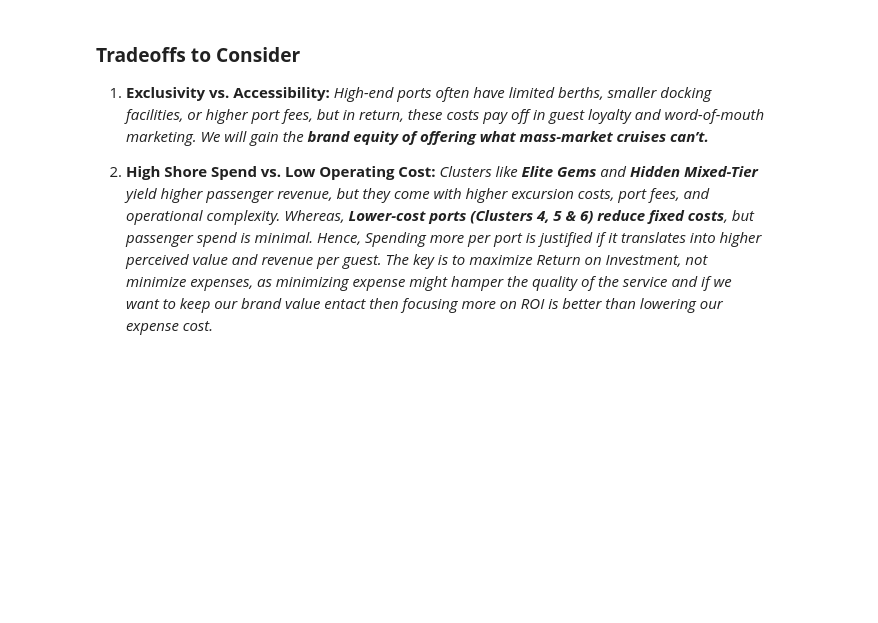
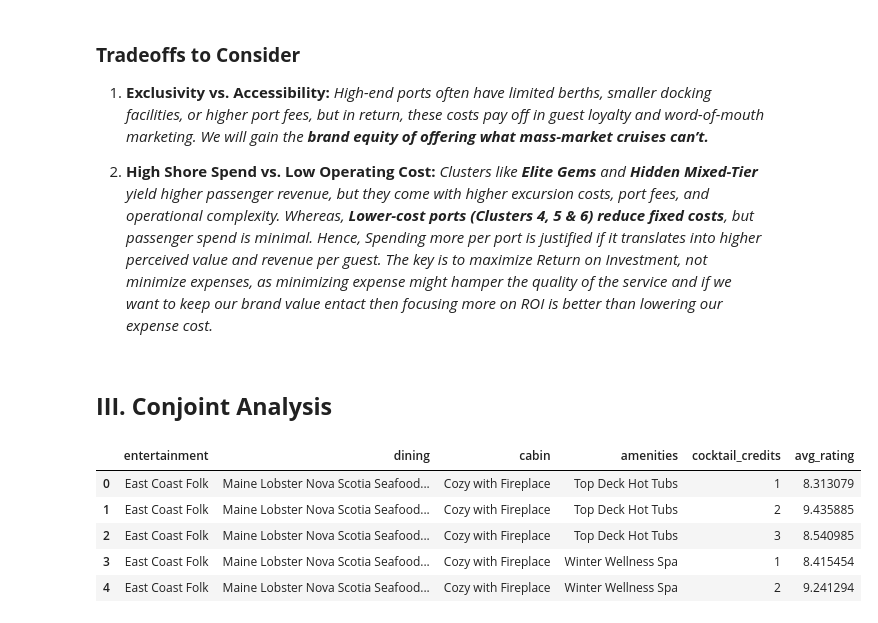
Before and after one commit to pranjul11garg/Lobster-Land-Marketing-Strategy, a Jupyter notebook: lobster.ipynb, the cells around one changed output. Cells and saved outputs as stored; diff of their text form; code cells hidden in the pictures; blank space fills up the shorter version.

Commit message:
analysis on voyage DS

```diff
--- a/lobster.ipynb
+++ b/lobster.ipynb
@@ -525,3 +527,14 @@ plt.show()
 1. **Exclusivity vs. Accessibility:** *High-end ports often have limited berths, smaller docking facilities, or higher port fees, but in return, these costs pay off in guest loyalty and word-of-mouth marketing. We will gain the* ***brand equity of offering what mass-market cruises can’t.***
 
 2. **High Shore Spend vs. Low Operating Cost:** *Clusters like **Elite Gems** and **Hidden Mixed-Tier** yield higher passenger revenue, but they come with higher excursion costs, port fees, and operational complexity. Whereas, **Lower-cost ports (Clusters 4, 5 & 6) reduce fixed costs**, but passenger spend is minimal. Hence, Spending more per port is justified if it translates into higher perceived value and revenue per guest. The key is to maximize Return on Investment, not minimize expenses, as minimizing expense might hamper the quality of the service and if we want to keep our brand value entact then focusing more on ROI is better than lowering our expense cost.*
+# %% [markdown]
+## **III. Conjoint Analysis**
+# %%
+voyage_df.head()
+# %% [output]
+|  | entertainment | dining | cabin | amenities | cocktail_credits | avg_rating |
+| 0 | East Coast Folk | Maine Lobster Nova Scotia Seafood... | Cozy with Fireplace | Top Deck Hot Tubs | 1 | 8.313079 |
+| 1 | East Coast Folk | Maine Lobster Nova Scotia Seafood... | Cozy with Fireplace | Top Deck Hot Tubs | 2 | 9.435885 |
+| 2 | East Coast Folk | Maine Lobster Nova Scotia Seafood... | Cozy with Fireplace | Top Deck Hot Tubs | 3 | 8.540985 |
+| 3 | East Coast Folk | Maine Lobster Nova Scotia Seafood... | Cozy with Fireplace | Winter Wellness Spa | 1 | 8.415454 |
+| 4 | East Coast Folk | Maine Lobster Nova Scotia Seafood... | Cozy with Fireplace | Winter Wellness Spa | 2 | 9.241294 |
```
Also changed, not shown: parts of 4 cells of this notebook.
